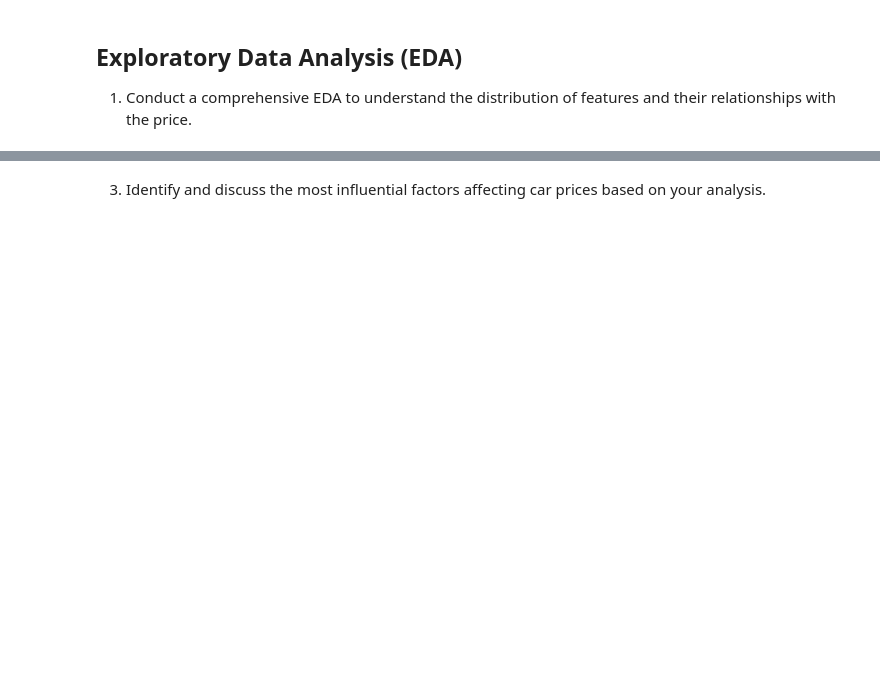
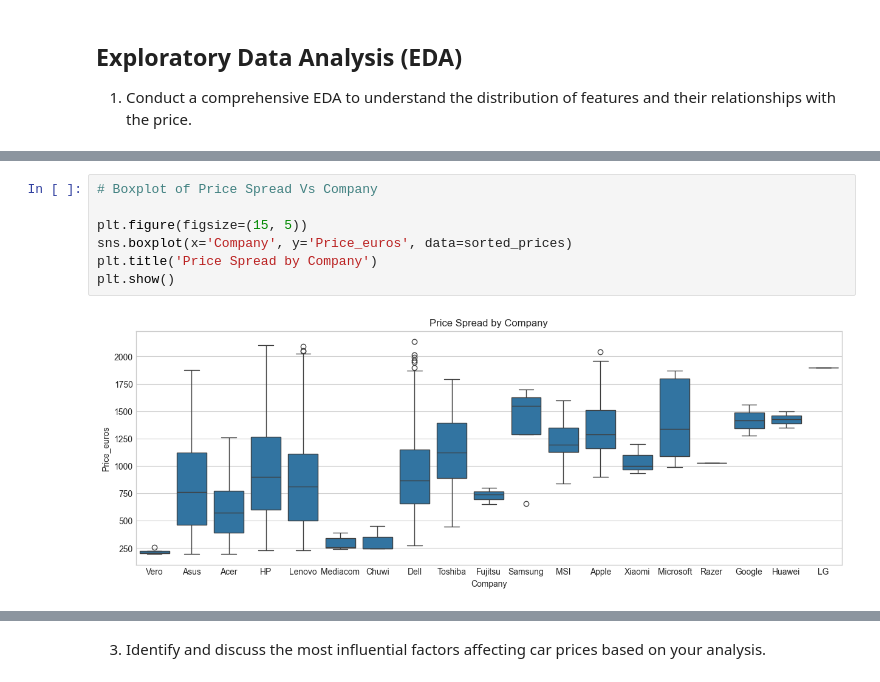
Before and after one commit to Idighekere/laptop-price-prediction-ml-model, a Jupyter notebook: notebook.ipynb, the cells around one changed output, grey strips where cells are left out. Saved outputs shown, nothing was run; the diff lists cells and outputs as text; blank space fills up the shorter version.

```diff
--- a/notebook.ipynb
+++ b/notebook.ipynb
@@ -155,0 +169,9 @@ Columns after encoding: 43
+# %%
+# Boxplot of Price Spread Vs Company
+
+plt.figure(figsize=(15, 5))
+sns.boxplot(x='Company', y='Price_euros', data=sorted_prices)
+plt.title('Price Spread by Company')
+plt.show()
+# %% [output]
+[figure, added]
```
Also changed, not shown: parts of 20 cells of this notebook.
